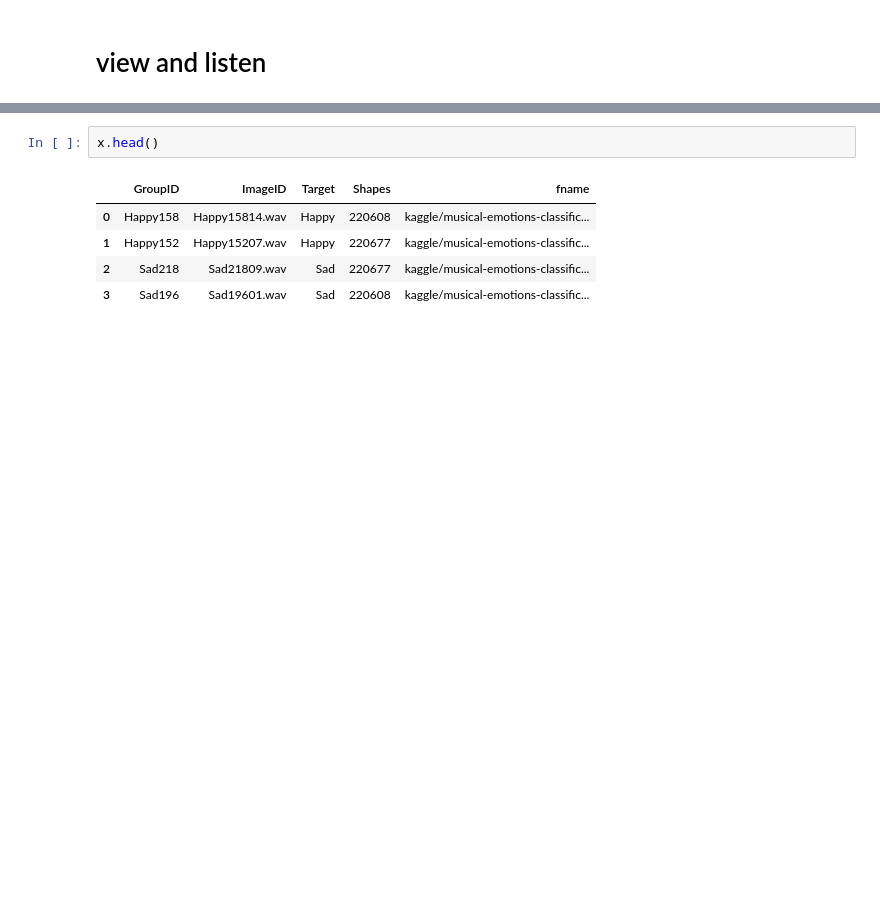
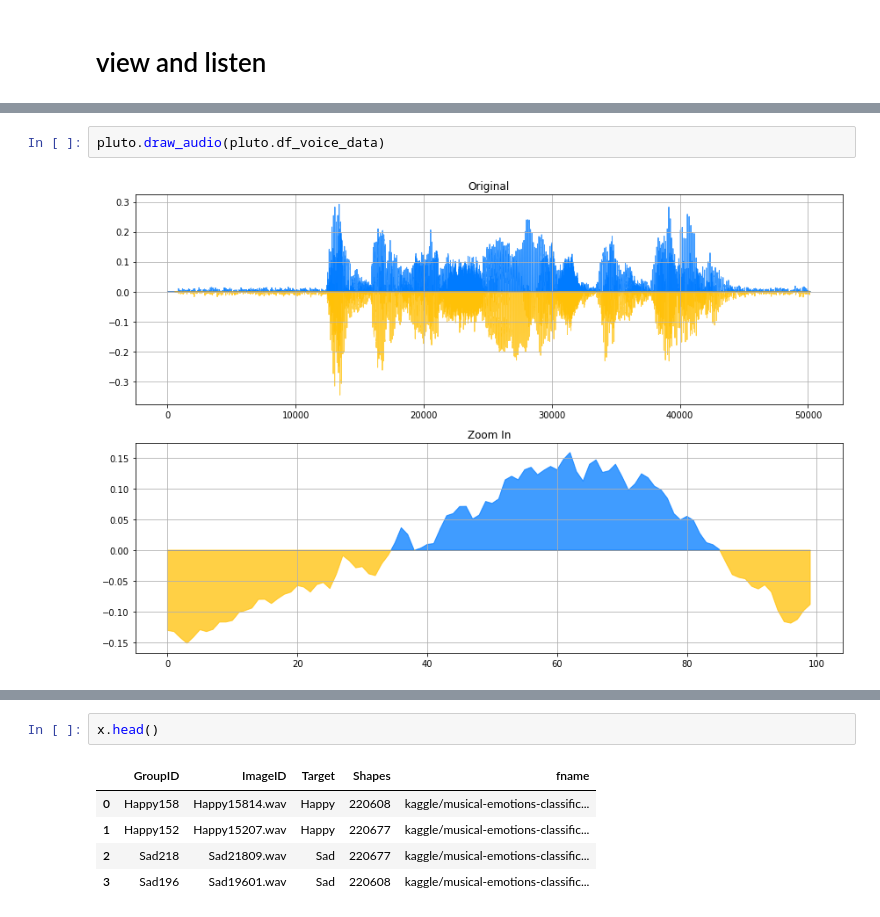
Before and after one commit to PacktPublishing/Data-Augmentation-with-Python, a Jupyter notebook: data_augmentation_with_python_chapter_7.ipynb, the cells around one changed output, grey strips where cells are left out. Cells and saved outputs as stored; diff of their text form; blank space fills up the shorter version.

```diff
--- a/data_augmentation_with_python_chapter_7.ipynb
+++ b/data_augmentation_with_python_chapter_7.ipynb
@@ -327,0 +356,4 @@ pluto.draw_audio(pluto.df_music_data)
+# %%
+pluto.draw_audio(pluto.df_voice_data)
+# %% [output]
+[figure, added]
```
Also changed, not shown: parts of 31 cells of this notebook.
